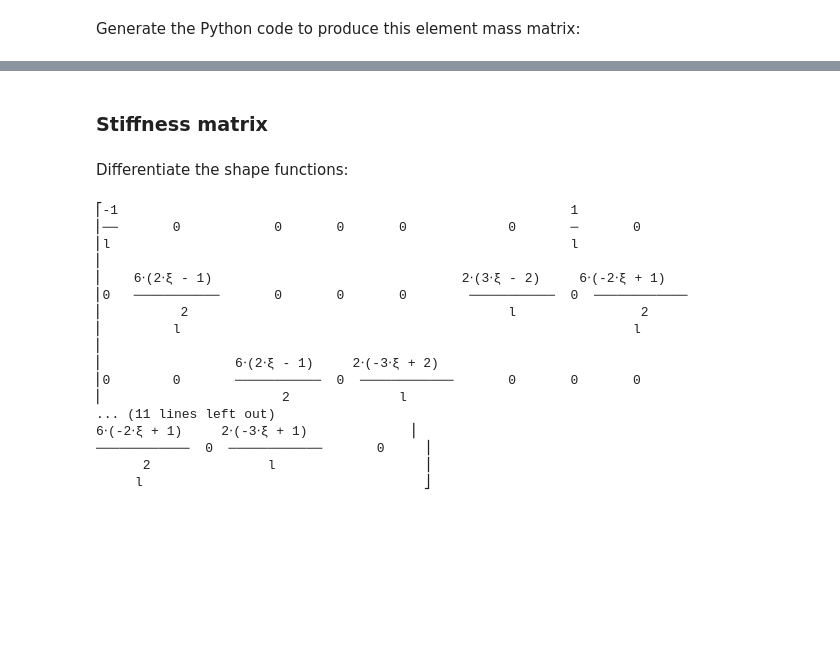
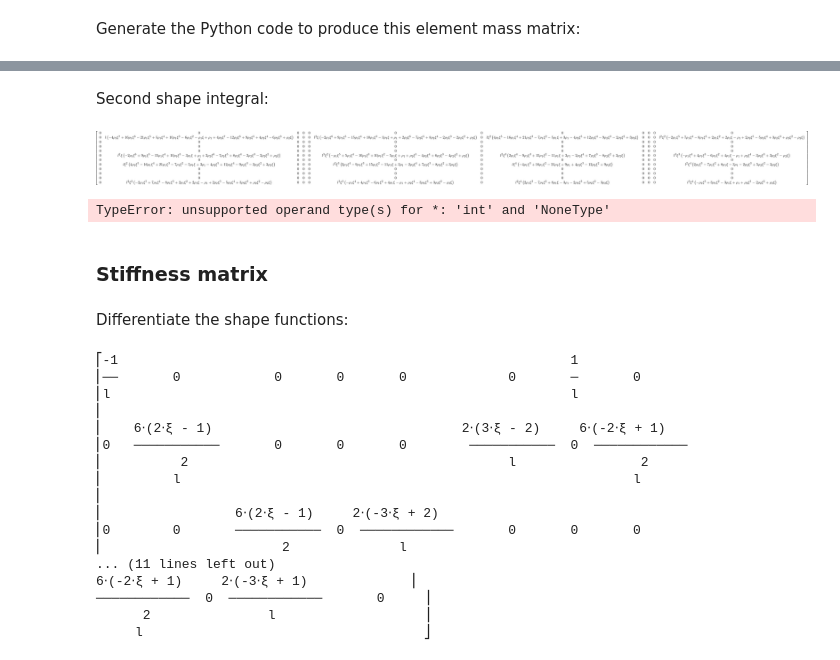
Before and after one commit to ricklupton/mbwind, a Jupyter notebook: theory/Finite element mass matrix for beam with non-uniform density.ipynb, the cells around one changed output, grey strips where cells are left out. Drawn from its saved outputs; the diff is of its cells as text; code cells hidden in the pictures; blank space fills up the shorter version.

```diff
--- a/theory/Finite element mass matrix for beam with non-uniform density.ipynb
+++ b/theory/Finite element mass matrix for beam with non-uniform density.ipynb
@@ -143,0 +131,15 @@ e = Matrix([[l*(rho_1/4 + rho_2/12), 0, 0, 0, 0, 0, l*(rho_1/12 + rho_2/12), 0,
+# %% [markdown]
+Second shape integral:
+# %%
+Matrix(3, 3,
+    lambda i, j: (l * rho * S[i, :].T * S[j, :]).applyfunc(lambda xxx: xxx.expand().simplify())
+)[1, 1]
+# %% [output]
+[figure, added]
+# %%
+shape_integral_2 = Matrix(3, 3,
+    lambda k, l: l * sympy.integrate(rho * S[k, :].T * S[l, :], (xi, 0, 1)).expand().simplify()
+)
+shape_integral_2.T
+# %% [output]
+TypeError: unsupported operand type(s) for *: 'int' and 'NoneType'
```
Also changed, not shown: parts of 17 cells of this notebook, 1 other file.
